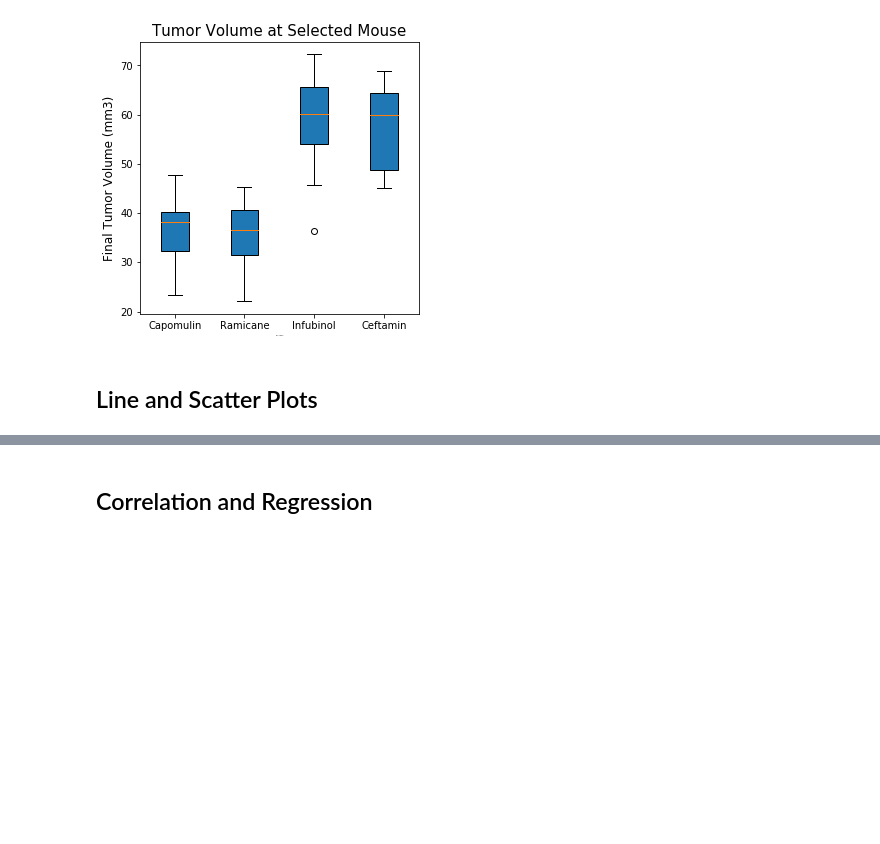
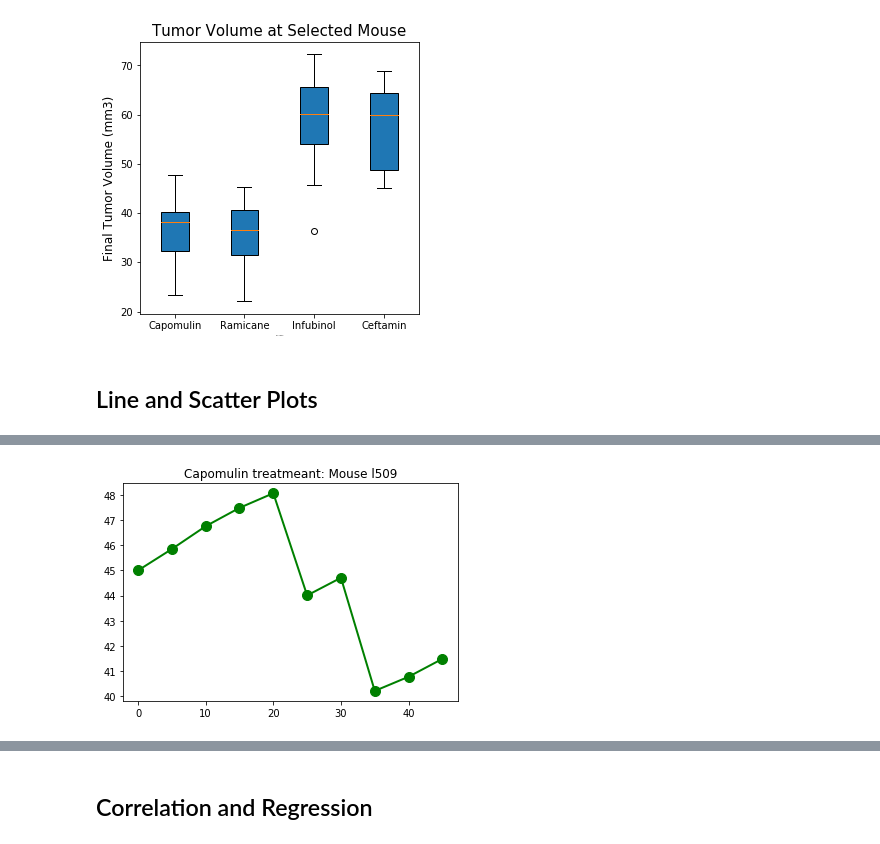
Before and after one commit to Mclark63/matplotlib-challenge, a Jupyter notebook: pymaceuticals_starter.ipynb, the cells around one changed output, grey strips where cells are left out. Cells and saved outputs as stored; diff of their text form; code cells hidden in the pictures; blank space fills up the shorter version.

```diff
--- a/pymaceuticals_starter.ipynb
+++ b/pymaceuticals_starter.ipynb
@@ -286,14 +294,12 @@ plt.show()
 ## Line and Scatter Plots
 # %%
 # Generate a line plot of tumor volume vs. time point for a mouse treated with Capomulin
-lineplot_df = Capomulin_df.loc[Capomulin_df["Mouse ID"] == "k403",:]
+line_df = Capomulin_df.loc[Capomulin_df["Mouse ID"] == "l509",:]
+line_df.head()
+x_axis = line_df["Timepoint"]
+tumor = line_df["Tumor Volume (mm3)"]
 
-
-xaxis = lineplot_df["Timepoint"]
-yaxis = lineplot_df[["Tumor Volume (mm3)"]
-plt.plot(xaxis, yaxis)
-plt.title('Tumor v. Time')
-plt.xlabel('Timepoint')
-plt.ylabel('Tumor Volume')
-plt.show()
+fig1, ax1 = plt.subplots()
+plt.title('Capomulin treatmeant: Mouse l509')
+plt.plot(x_axis, tumor,linewidth=2, markersize=10,marker="o",color="green")
 # %% [output]
@@ -301,2 +307,3 @@ SyntaxError: invalid syntax (<ipython-input-71-63e5907f4769>, line 7)
+[figure, added]
 # %%
 # Generate a scatter plot of average tumor volume vs. mouse weight for the Capomulin regimen
```
Also changed, not shown: parts of 5 cells of this notebook.
